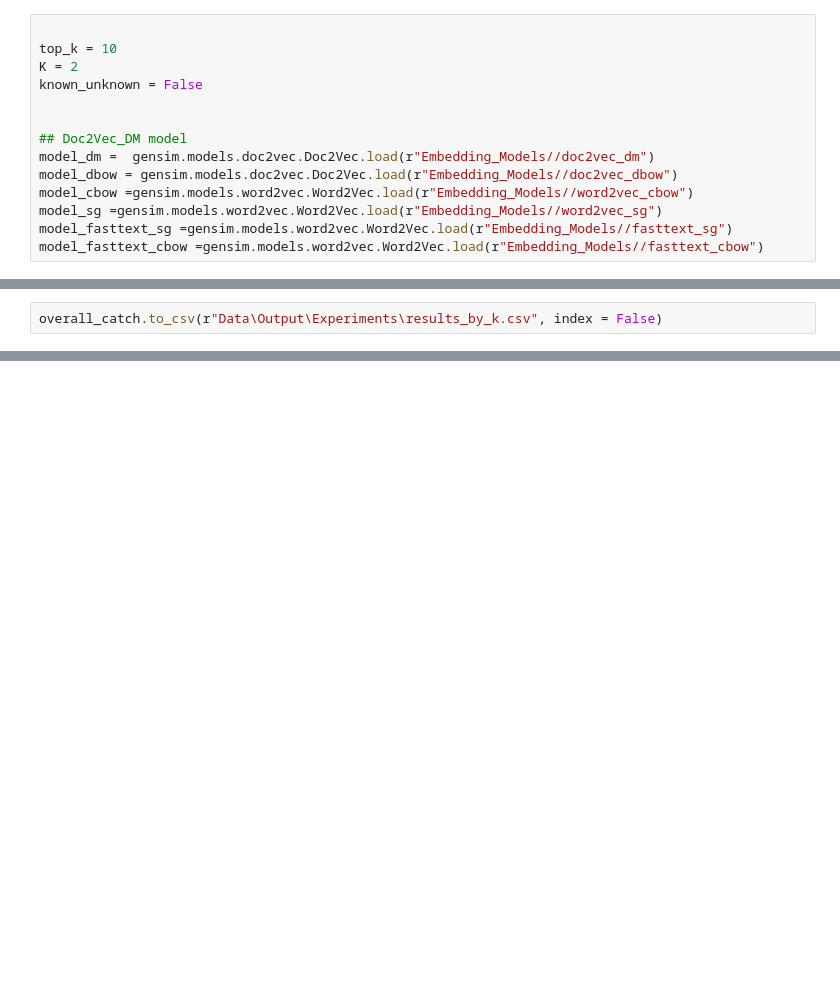
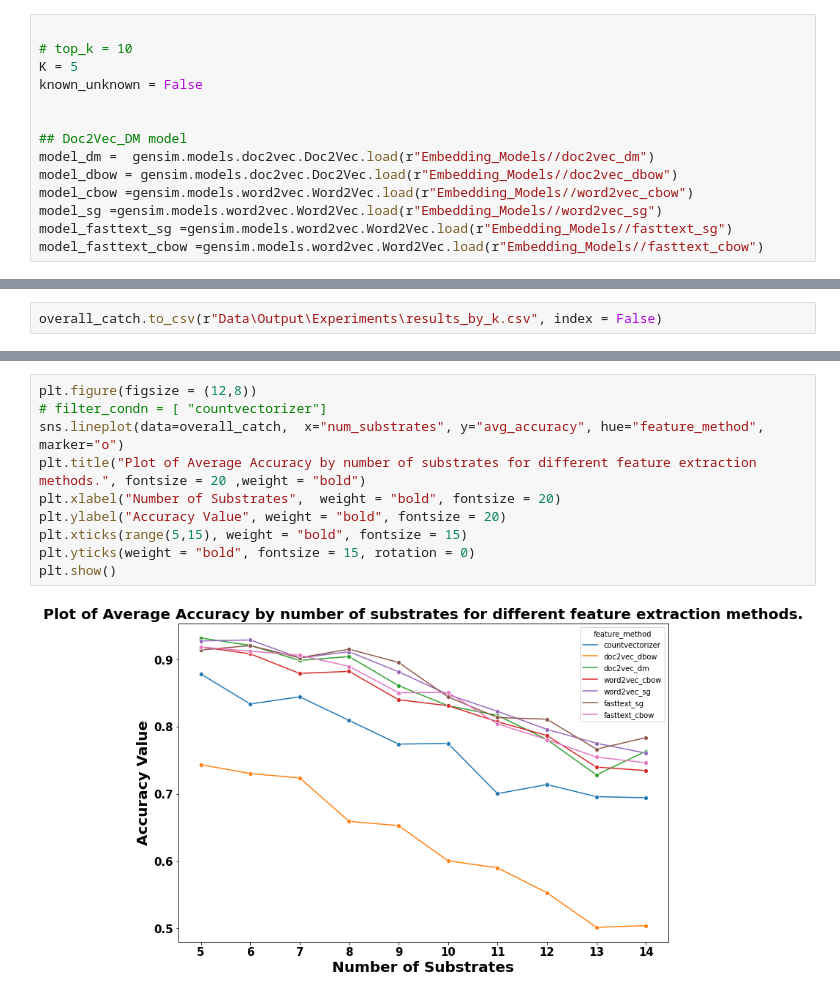
Before and after one commit to Ved-Piyush/subFinder, a Jupyter notebook: Usage_Scripts/how_many_k.ipynb, the cells around one changed output, grey strips where cells are left out. Cells and saved outputs as stored; diff of their text form; blank space fills up the shorter version.

```diff
--- a/Usage_Scripts/how_many_k.ipynb
+++ b/Usage_Scripts/how_many_k.ipynb
@@ -51,7 +71,7 @@ data = data[~data["PUL ID"].isin(bad_puls)]
 # %%
 
-top_k = 10
-K = 2
+# top_k = 10
+K = 5
 known_unknown = False
 
 
@@ -94,0 +180,12 @@ overall_catch.to_csv(r"Data\Output\Experiments\results_by_k.csv", index = False)
+# %%
+plt.figure(figsize = (12,8))
+# filter_condn = [ "countvectorizer"]
+sns.lineplot(data=overall_catch,  x="num_substrates", y="avg_accuracy", hue="feature_method",  marker="o")
+plt.title("Plot of Average Accuracy by number of substrates for different feature extraction methods.", fontsize = 20 ,weight = "bold")
+plt.xlabel("Number of Substrates",  weight = "bold", fontsize = 20)
+plt.ylabel("Accuracy Value", weight = "bold", fontsize = 20)
+plt.xticks(range(5,15), weight = "bold", fontsize = 15)
+plt.yticks(weight = "bold", fontsize = 15, rotation = 0)
+plt.show()
+# %% [output]
+[figure, added]
```
Also changed, not shown: parts of 11 cells of this notebook, 2 other files.
